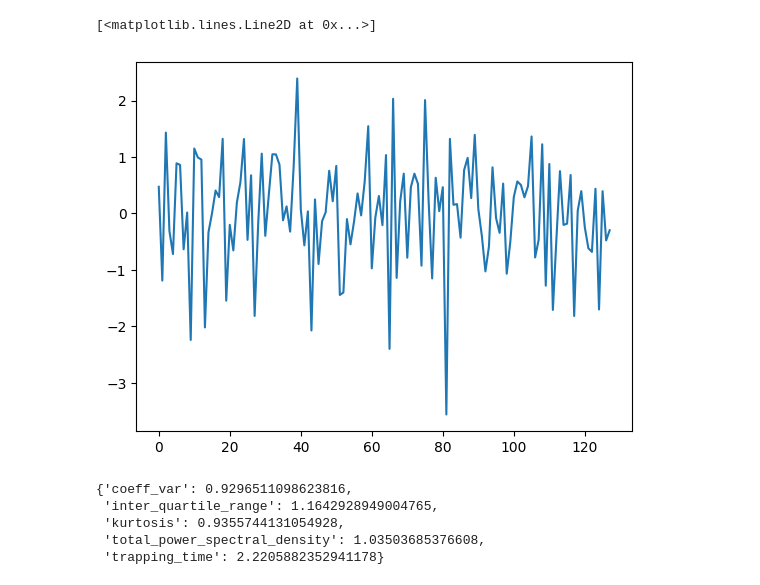
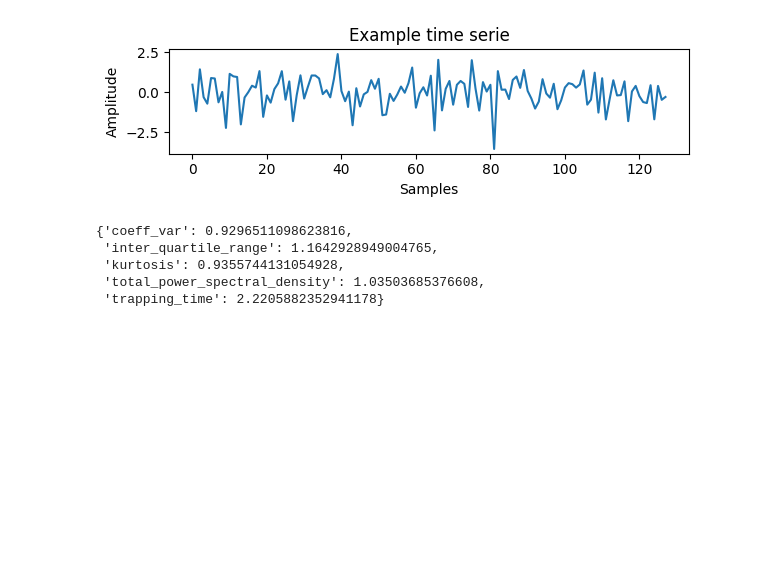
Before and after one commit to Edgar-La/signalytica, a Jupyter notebook: signalytica/testing.ipynb, the cells around one changed output. Saved outputs shown, nothing was run; the diff lists cells and outputs as text; code cells hidden in the pictures; blank space fills up the shorter version.

Commit message:
example time serie added

```diff
--- a/signalytica/testing.ipynb
+++ b/signalytica/testing.ipynb
@@ -6,10 +6,13 @@ from signalytica import SignaLytica
 np.random.seed(1234)
 x = np.random.normal(size=128)
 # %%
+plt.figure(figsize=(6,2))
 plt.plot(x)
+plt.title('Example time serie'); plt.xlabel('Samples'); plt.ylabel('Amplitude')
+plt.tight_layout()
+plt.savefig('example_time_serie.png')
 # %% [output]
-[<matplotlib.lines.Line2D at 0x...>]
-[figure, old version]
+[figure, new version]
 # %%
 signa = SignaLytica()
 features = ['coeff_var', 'inter_quartile_range', 'kurtosis', 'total_power_spectral_density', 'trapping_time']
```
Also changed, not shown: 1 other file.
